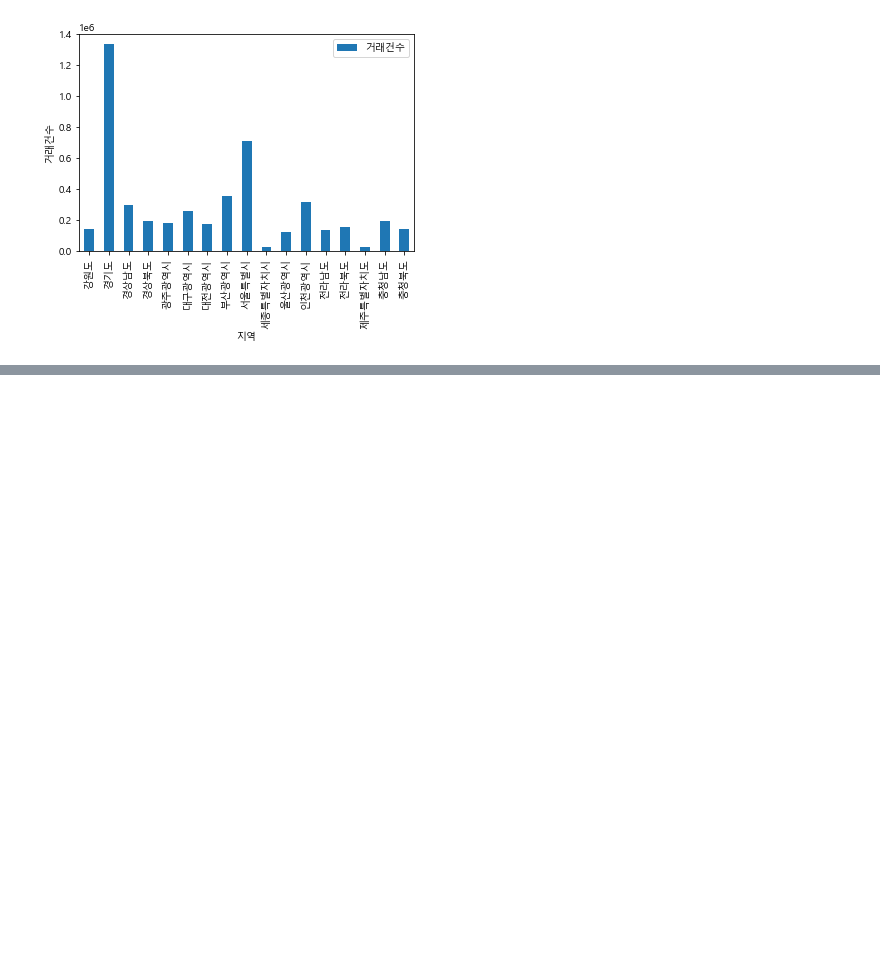
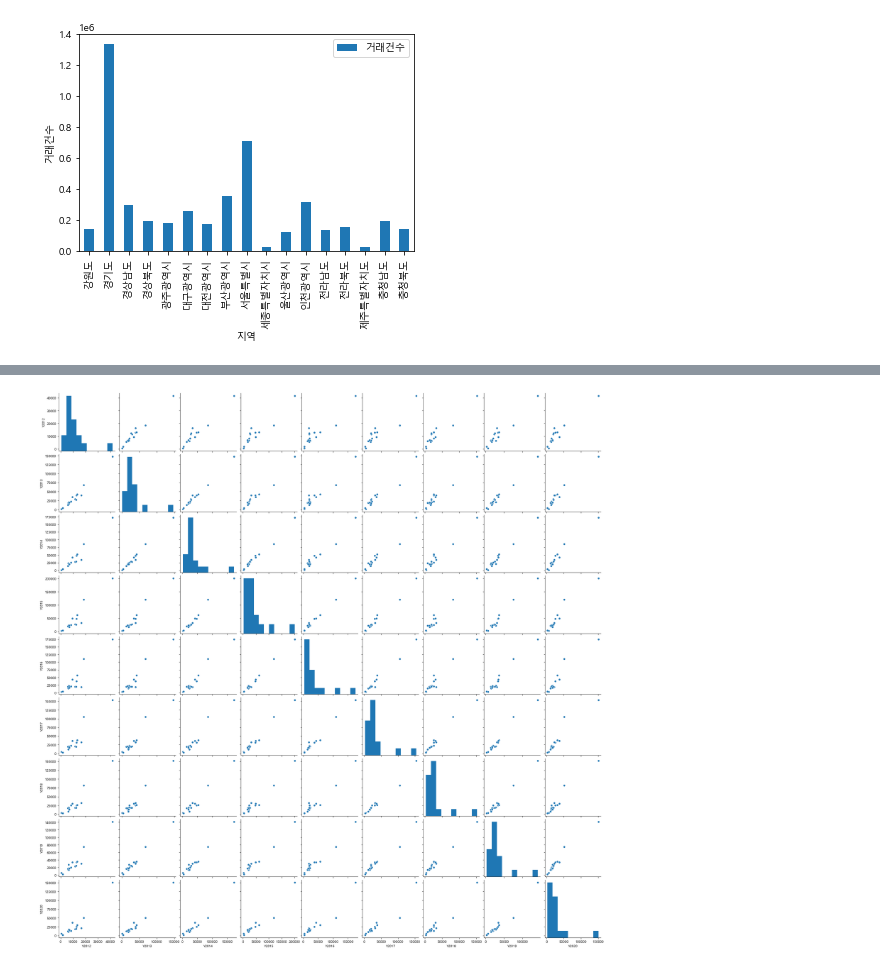
Before and after one commit to TTGGPP/hello_world, a Jupyter notebook: team_project/private_vv12390/work2.ipynb, the cells around one changed output, grey strips where cells are left out. Drawn from its saved outputs; the diff is of its cells as text; code cells hidden in the pictures; blank space fills up the shorter version.

```diff
--- a/team_project/private_vv12390/work2.ipynb
+++ b/team_project/private_vv12390/work2.ipynb
@@ -247,0 +272,3 @@ plt.show()
+# %%
+testD = pd.read_csv('data-files2/region_deal_count.csv')
+testD
@@ -247,0 +294,5 @@ plt.show()
+# %%
+sns.pairplot(testD)
+plt.show()
+# %% [output]
+[figure, added]
```
Also changed, not shown: parts of 7 cells of this notebook.
